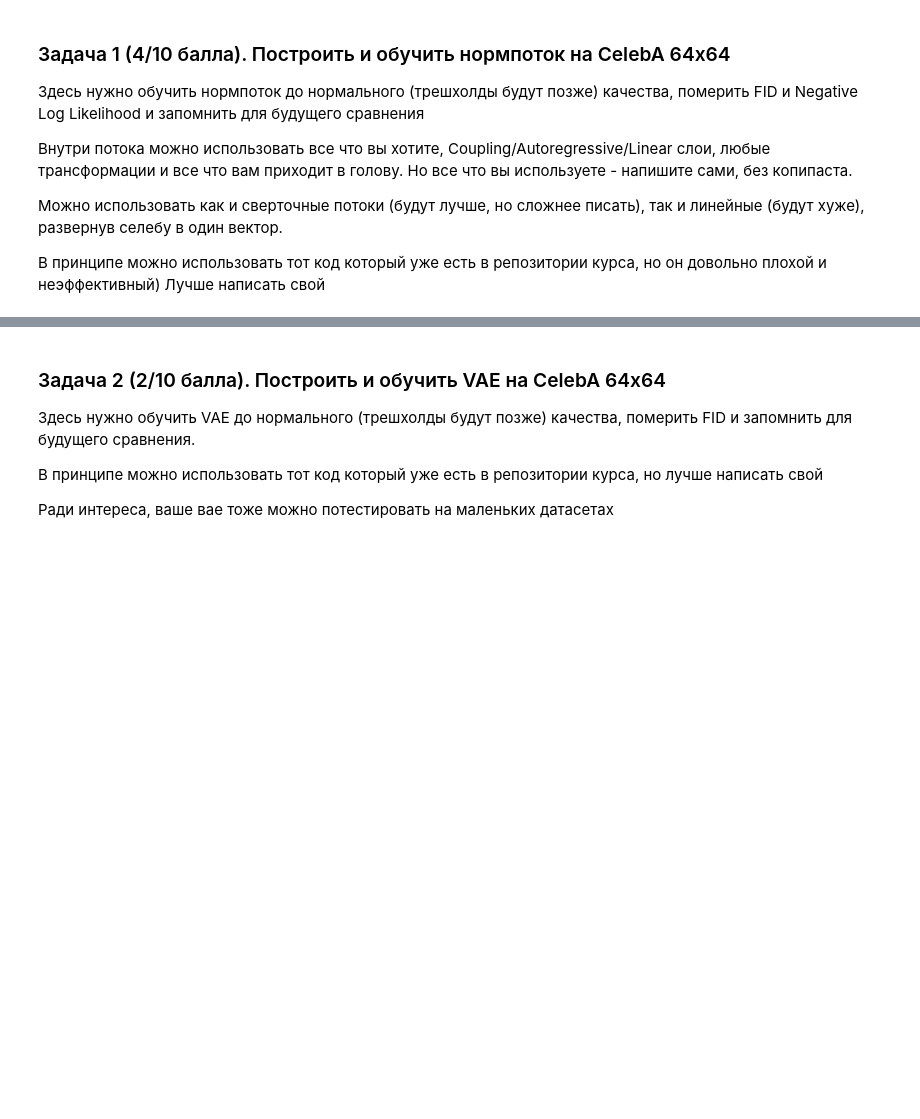
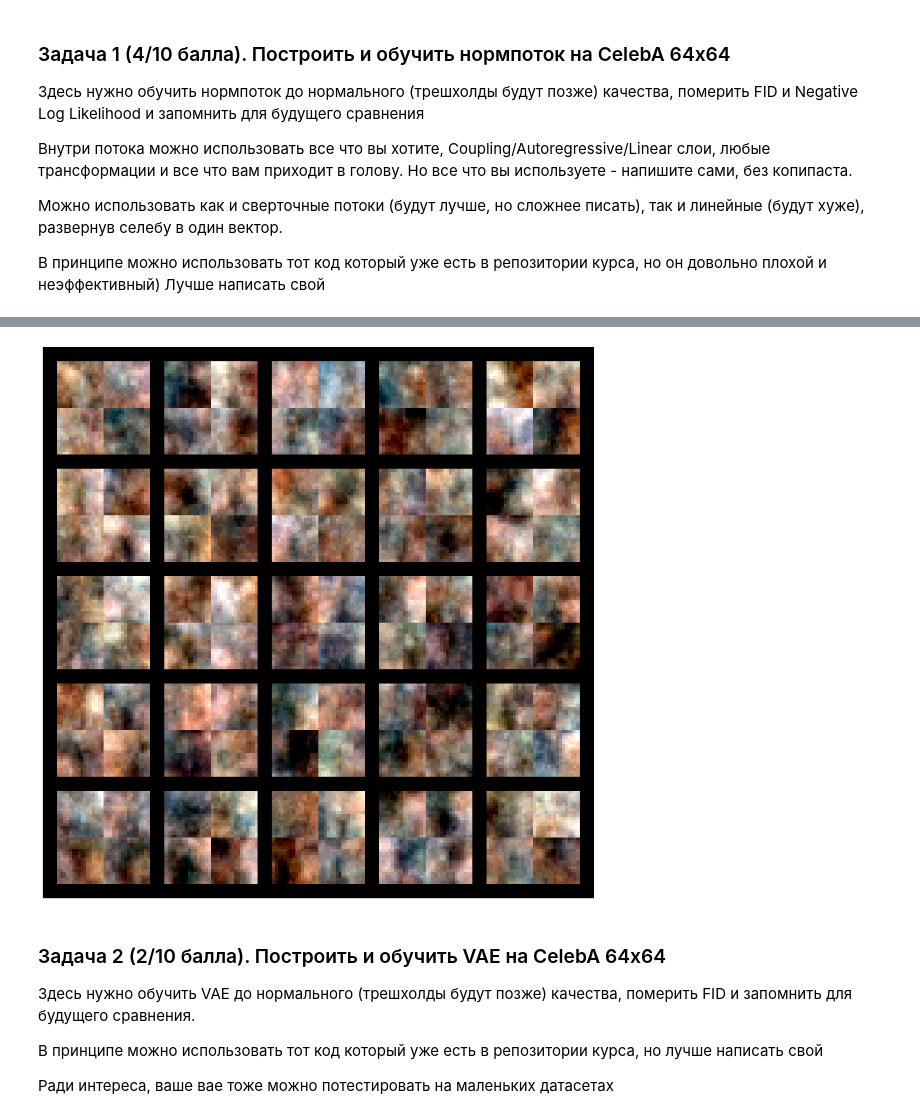
Before and after one commit to SpirinEgor/HSE.gans, a Jupyter notebook: homework_3/hw3_vapnev.ipynb, the cells around one changed output, grey strips where cells are left out. Cells and saved outputs as stored; diff of their text form; code cells hidden in the pictures; blank space fills up the shorter version.

```diff
--- a/homework_3/hw3_vapnev.ipynb
+++ b/homework_3/hw3_vapnev.ipynb
@@ -195,3 +219,15 @@ KeyboardInterrupt:
+# %%
+z_noise = glow_celeba.prepare_sample_noise(n_samples=25, img_size=32)
+z_noise = [it.to(device) * 0.7 for it in z_noise]
+
+img = glow_celeba.reverse(z_noise).detach().cpu()
+img = img.clamp(-0.5, 0.5) + 0.5
+
+plt.figure(figsize=(15, 15))
+grid = utils.make_grid(img, nrow=5, padding=5)
+plot_img(grid)
+# %% [output]
+[figure, added]
 # %% [markdown]
 ### Задача 2 (2/10 балла). Построить и обучить VAE на CelebA 64x64
 
```
Also changed, not shown: parts of 13 cells of this notebook, 1 other file.
